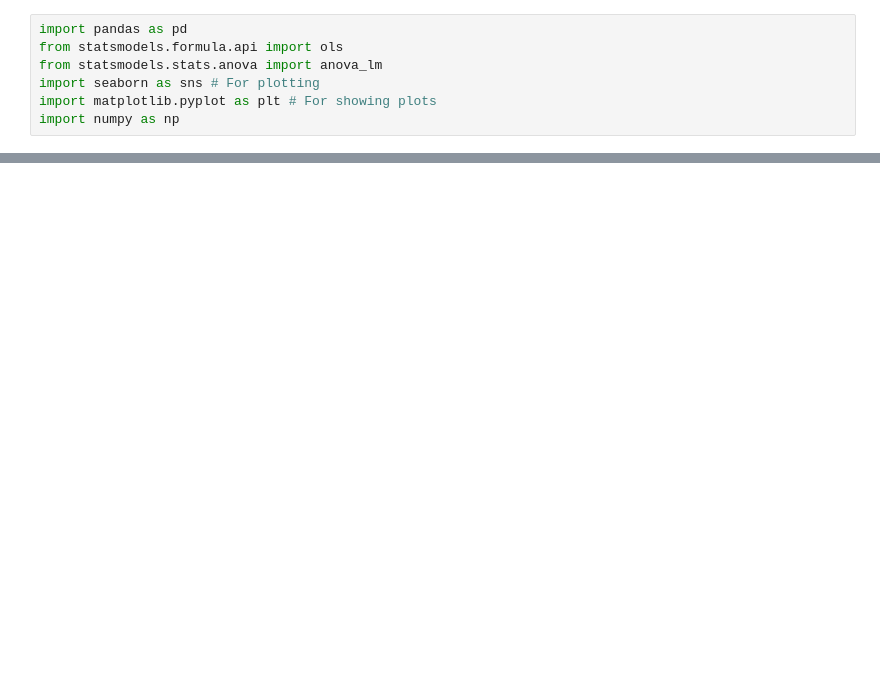
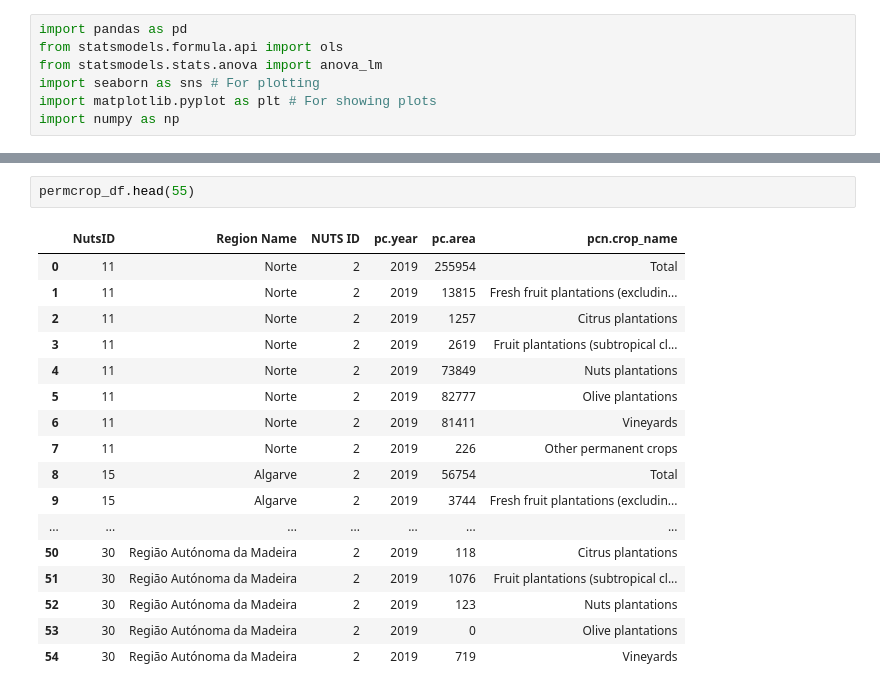
Before and after one commit to domwelsh/avcad_final, a Jupyter notebook: Codes/Code_permanet_crops.ipynb, the cells around one changed output, grey strips where cells are left out. Saved outputs shown, nothing was run; the diff lists cells and outputs as text; blank space fills up the shorter version.

```diff
--- a/Codes/Code_permanet_crops.ipynb
+++ b/Codes/Code_permanet_crops.ipynb
@@ -127,0 +10,20 @@ plt.show()
+# %%
+permcrop_df.head(55)
+# %% [output]
+|  | NutsID | Region Name | NUTS ID | pc.year | pc.area | pcn.crop_name |
+| 0 | 11 | Norte | 2 | 2019 | 255954 | Total |
+| 1 | 11 | Norte | 2 | 2019 | 13815 | Fresh fruit plantations (excludin... |
+| 2 | 11 | Norte | 2 | 2019 | 1257 | Citrus plantations |
+| 3 | 11 | Norte | 2 | 2019 | 2619 | Fruit plantations (subtropical cl... |
+| 4 | 11 | Norte | 2 | 2019 | 73849 | Nuts plantations |
+| 5 | 11 | Norte | 2 | 2019 | 82777 | Olive plantations |
+| 6 | 11 | Norte | 2 | 2019 | 81411 | Vineyards |
+| 7 | 11 | Norte | 2 | 2019 | 226 | Other permanent crops |
+| 8 | 15 | Algarve | 2 | 2019 | 56754 | Total |
+| 9 | 15 | Algarve | 2 | 2019 | 3744 | Fresh fruit plantations (excludin... |
+| ... | ... | ... | ... | ... | ... | ... |
+| 50 | 30 | Região Autónoma da Madeira | 2 | 2019 | 118 | Citrus plantations |
+| 51 | 30 | Região Autónoma da Madeira | 2 | 2019 | 1076 | Fruit plantations (subtropical cl... |
+| 52 | 30 | Região Autónoma da Madeira | 2 | 2019 | 123 | Nuts plantations |
+| 53 | 30 | Região Autónoma da Madeira | 2 | 2019 | 0 | Olive plantations |
+| 54 | 30 | Região Autónoma da Madeira | 2 | 2019 | 719 | Vineyards |
```
Also changed, not shown: parts of 11 cells of this notebook.
